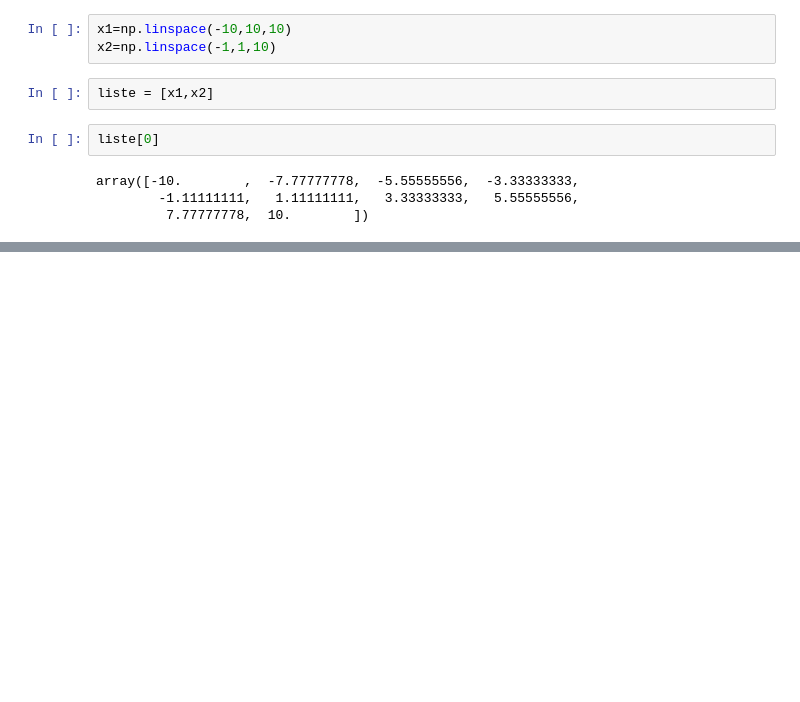
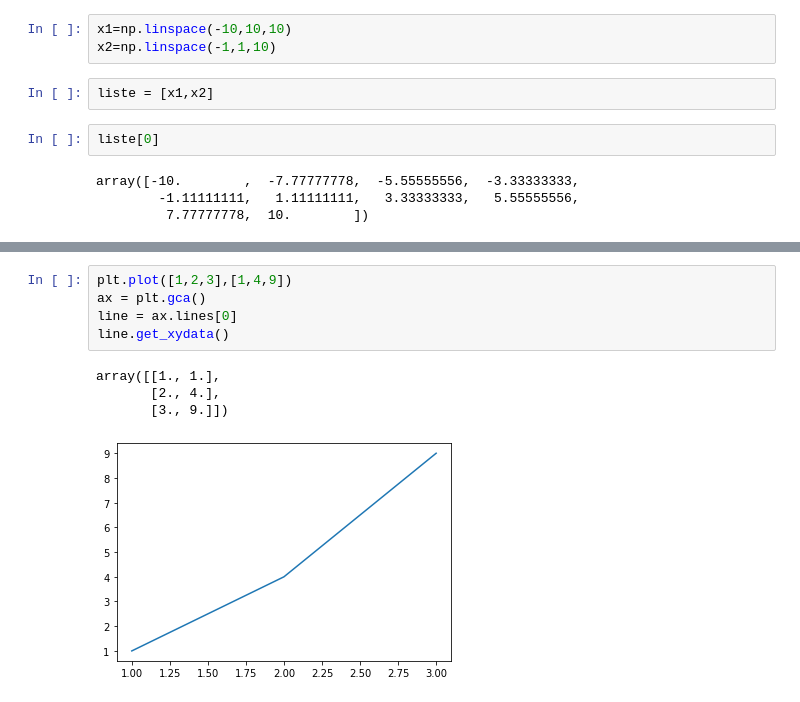
Before and after one commit to LDemange/design_interface, a Jupyter notebook: Untitled.ipynb, the cells around one changed output, grey strips where cells are left out. Cells and saved outputs as stored; diff of their text form; blank space fills up the shorter version.

```diff
--- a/Untitled.ipynb
+++ b/Untitled.ipynb
@@ -43,0 +56,10 @@ y
+# %%
+plt.plot([1,2,3],[1,4,9])
+ax = plt.gca()
+line = ax.lines[0]
+line.get_xydata()
+# %% [output]
+array([[1., 1.],
+       [2., 4.],
+       [3., 9.]])
+[figure, added]
```
Also changed, not shown: parts of 6 cells of this notebook, 1 other file.
